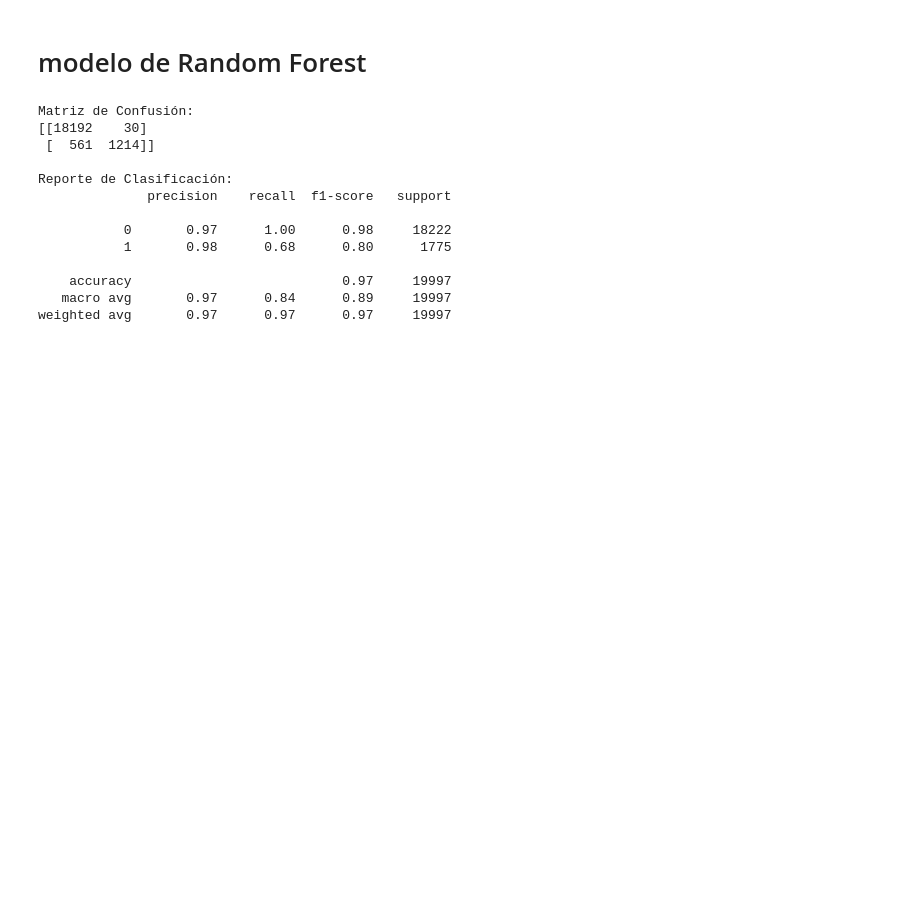
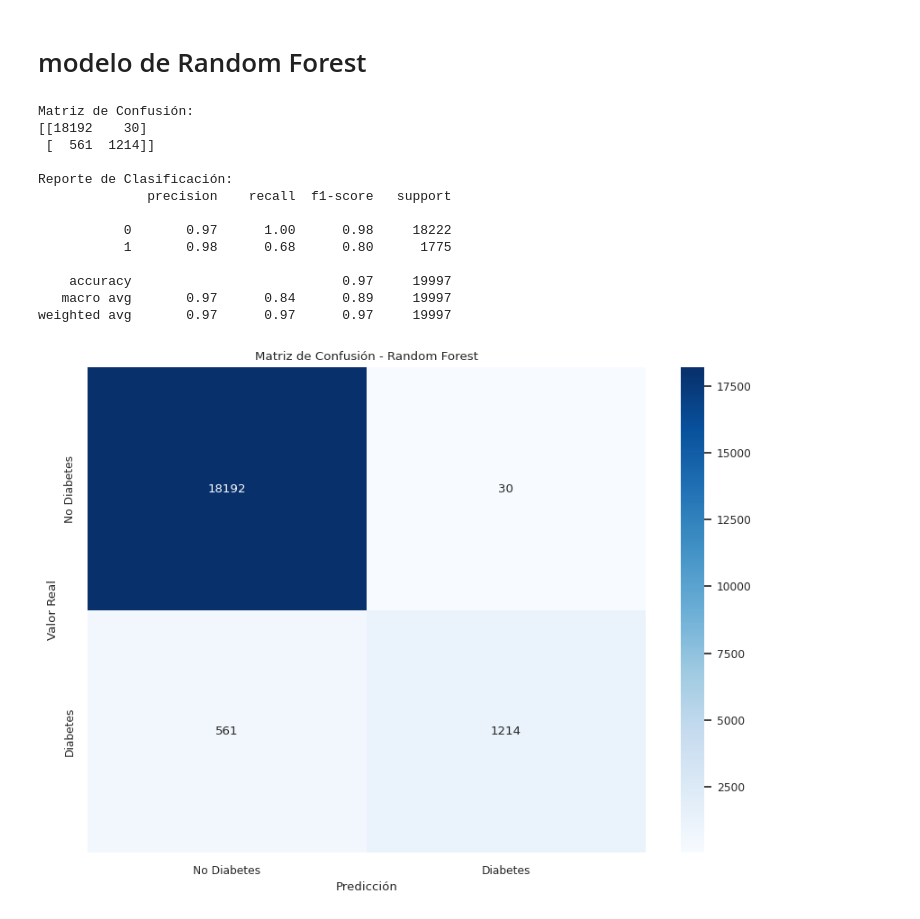
Before and after one commit to rosanahjk/testPublico, a Jupyter notebook: Desafío_Final_Python.ipynb, the cells around one changed output. Saved outputs shown, nothing was run; the diff lists cells and outputs as text; code cells hidden in the pictures; blank space fills up the shorter version.

```diff
--- a/Desafío_Final_Python.ipynb
+++ b/Desafío_Final_Python.ipynb
@@ -535,9 +548,11 @@ rf_model.fit(X_train_scaled, y_train)
 # Hacer predicciones sobre el conjunto de prueba
 y_pred = rf_model.predict(X_test_scaled)
 
+# Calcular la matriz de confusión
+conf_matrix_rf = confusion_matrix(y_test, y_pred)
 # Evaluar el modelo
 print("Matriz de Confusión:")
-print(confusion_matrix(y_test, y_pred))
+print(conf_matrix_rf)
 
 print("\nReporte de Clasificación:")
 print(classification_report(y_test, y_pred))
@@ -555,3 +570,14 @@ Reporte de Clasificación:
     accuracy                           0.97     19997
    macro avg       0.97      0.84      0.89     19997
 weighted avg       0.97      0.97      0.97     19997
+# %%
+# Graficar la matriz de confusión
+plt.figure(figsize=(10, 7))
+sns.heatmap(conf_matrix_rf, annot=True, fmt='d', cmap='Blues',
+            xticklabels=['No Diabetes', 'Diabetes'], yticklabels=['No Diabetes', 'Diabetes'])
+plt.xlabel('Predicción')
+plt.ylabel('Valor Real')
+plt.title('Matriz de Confusión - Random Forest')
+plt.show()
+# %% [output]
+[figure, added]
```
Also changed, not shown: parts of 2 cells of this notebook.
